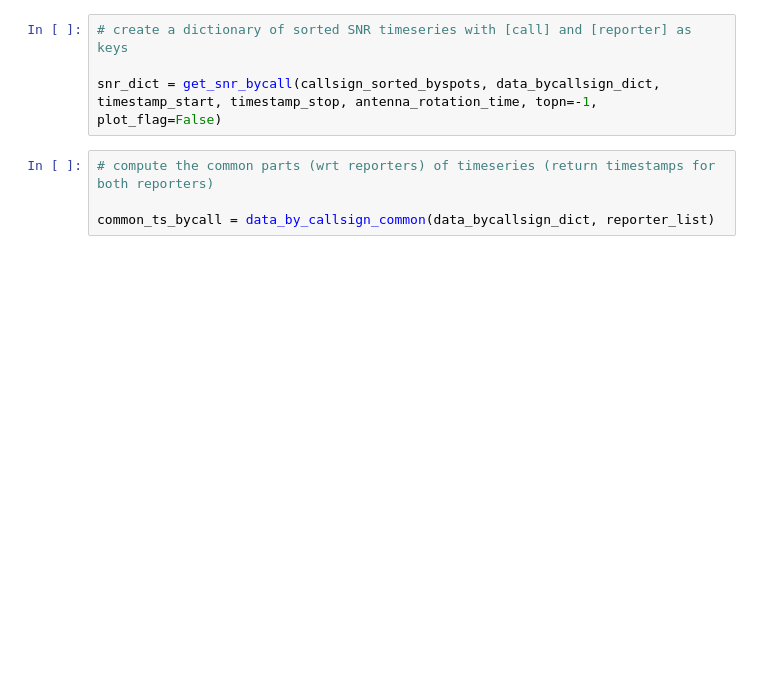
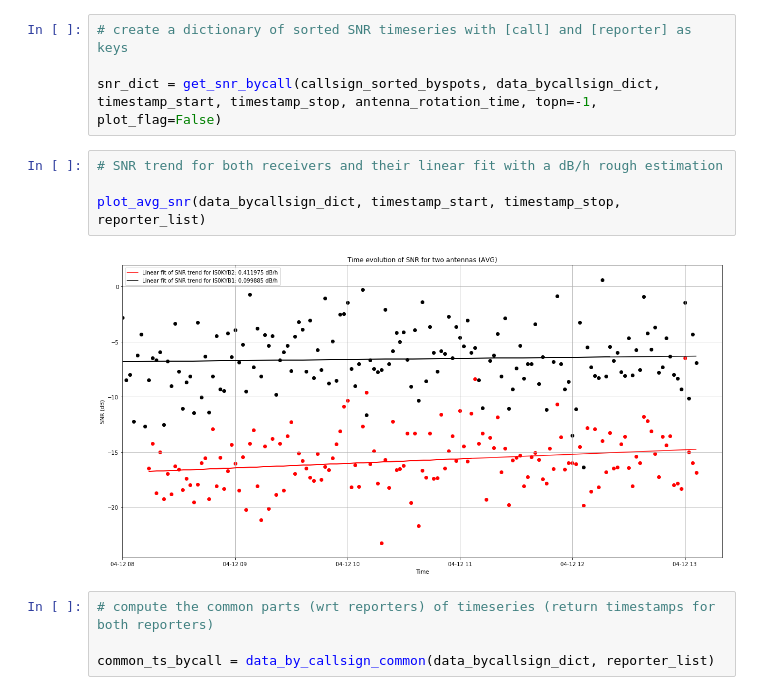
Before and after one commit to iu3qez/APET, a Jupyter notebook: WSPR_Antenna_Pattern.ipynb, the cells around one changed output. Cells and saved outputs as stored; diff of their text form; blank space fills up the shorter version.

```diff
--- a/WSPR_Antenna_Pattern.ipynb
+++ b/WSPR_Antenna_Pattern.ipynb
@@ -86,6 +96,12 @@ data_bycallsign_dict = data_by_callsign(callsign_sorted_byspots, d_dict)
 # create a dictionary of sorted SNR timeseries with [call] and [reporter] as keys
 
 snr_dict = get_snr_bycall(callsign_sorted_byspots, data_bycallsign_dict, timestamp_start, timestamp_stop, antenna_rotation_time, topn=-1, plot_flag=False)
+# %%
+# SNR trend for both receivers and their linear fit with a dB/h rough estimation
+
+plot_avg_snr(data_bycallsign_dict, timestamp_start, timestamp_stop, reporter_list)
+# %% [output]
+[figure, added]
 # %%
 # compute the common parts (wrt reporters) of timeseries (return timestamps for both reporters)
 
```
Also changed, not shown: parts of 7 cells of this notebook, 1 other file.
